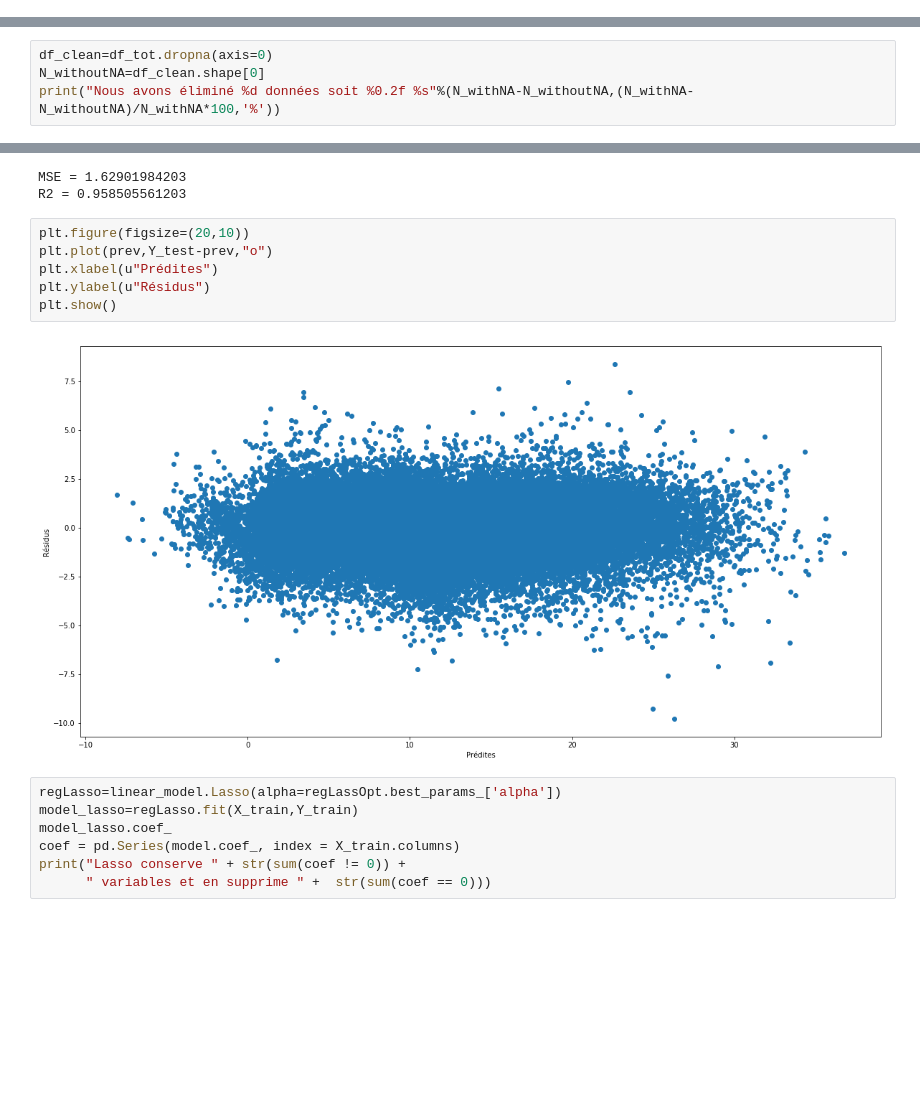
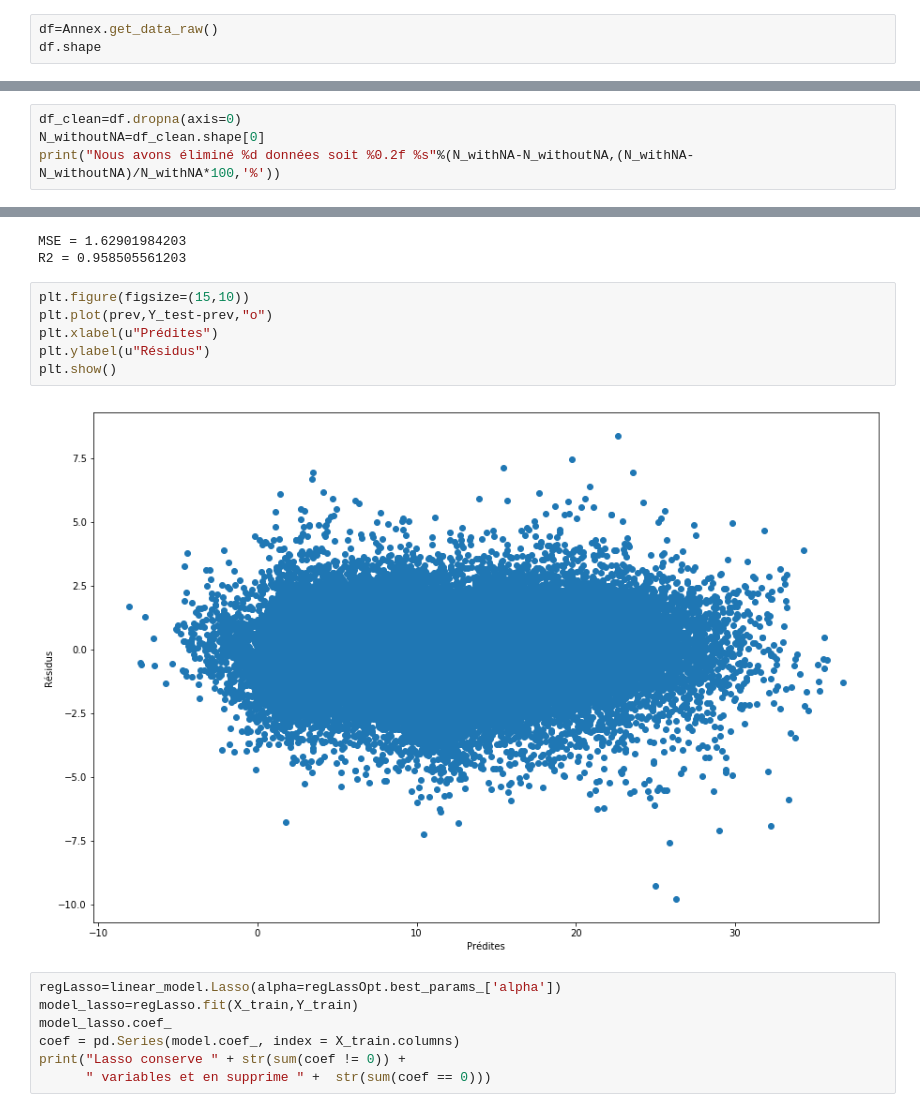
Before and after one commit to CangelosiQ/Defi, a Jupyter notebook: Data_Analysis_Python.ipynb, the cells around one changed output, grey strips where cells are left out. Saved outputs shown, nothing was run; the diff lists cells and outputs as text; blank space fills up the shorter version.

```diff
--- a/Data_Analysis_Python.ipynb
+++ b/Data_Analysis_Python.ipynb
@@ -34,0 +13,3 @@ df_tot=df_tot.sort_values(by=['ech','date'],ascending=True)
+# %%
+df=Annex.get_data_raw()
+df.shape
@@ -79,7 +90,7 @@ N_withNA
 # %% [output]
 189280
 # %%
-df_clean=df_tot.dropna(axis=0)
+df_clean=df.dropna(axis=0)
 N_withoutNA=df_clean.shape[0]
 print("Nous avons éliminé %d données soit %0.2f %s"%(N_withNA-N_withoutNA,(N_withNA-N_withoutNA)/N_withNA*100,'%'))
 # %% [output]
@@ -145,13 +157,13 @@ print("R2 =",r2_score(Y_test,prev))
 MSE = 1.62901984203
 R2 = 0.958505561203
 # %%
-plt.figure(figsize=(20,10))
+plt.figure(figsize=(15,10))
 plt.plot(prev,Y_test-prev,"o")
 plt.xlabel(u"Prédites")
 plt.ylabel(u"Résidus")
 plt.show()
 # %% [output]
-[figure, old version]
+[figure, new version]
 # %%
 regLasso=linear_model.Lasso(alpha=regLassOpt.best_params_['alpha'])
 model_lasso=regLasso.fit(X_train,Y_train)
```
Also changed, not shown: parts of 32 cells of this notebook.
